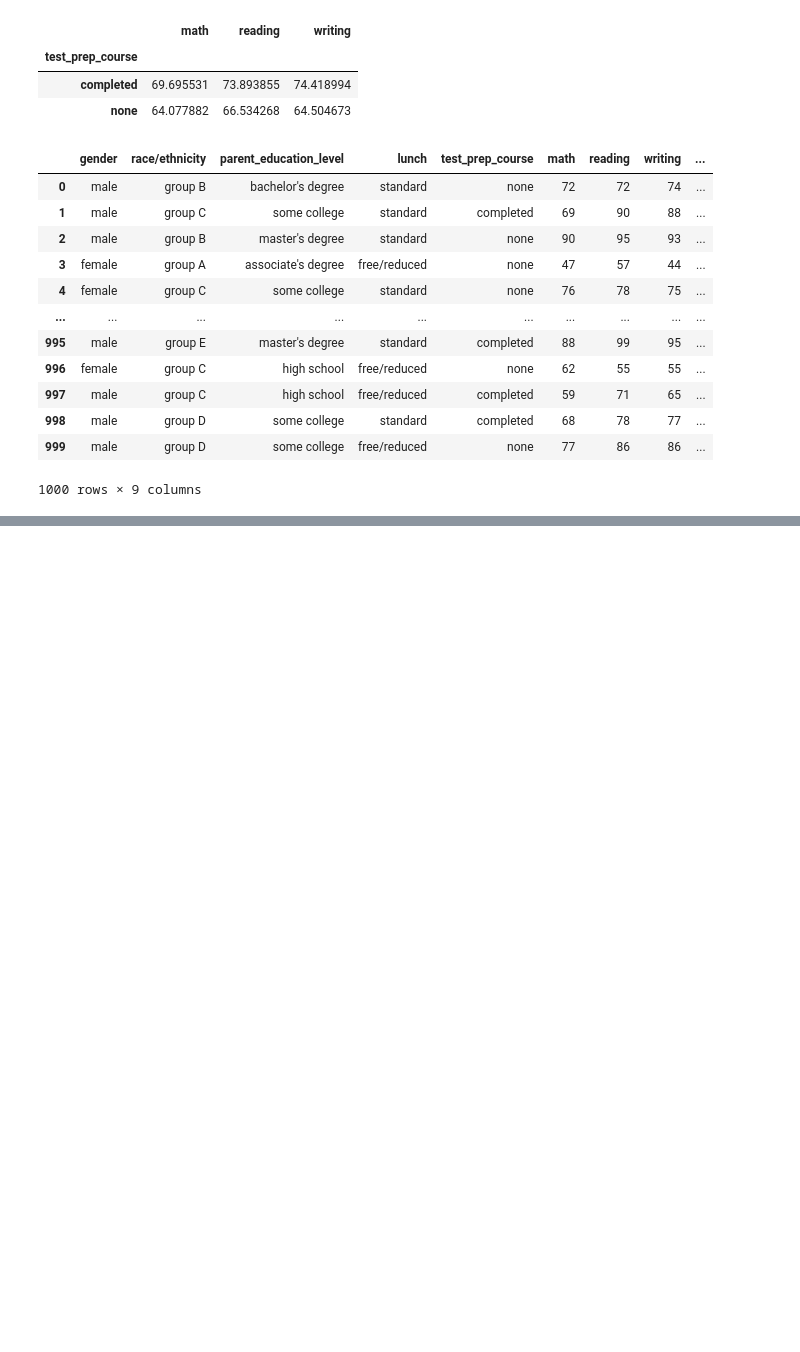
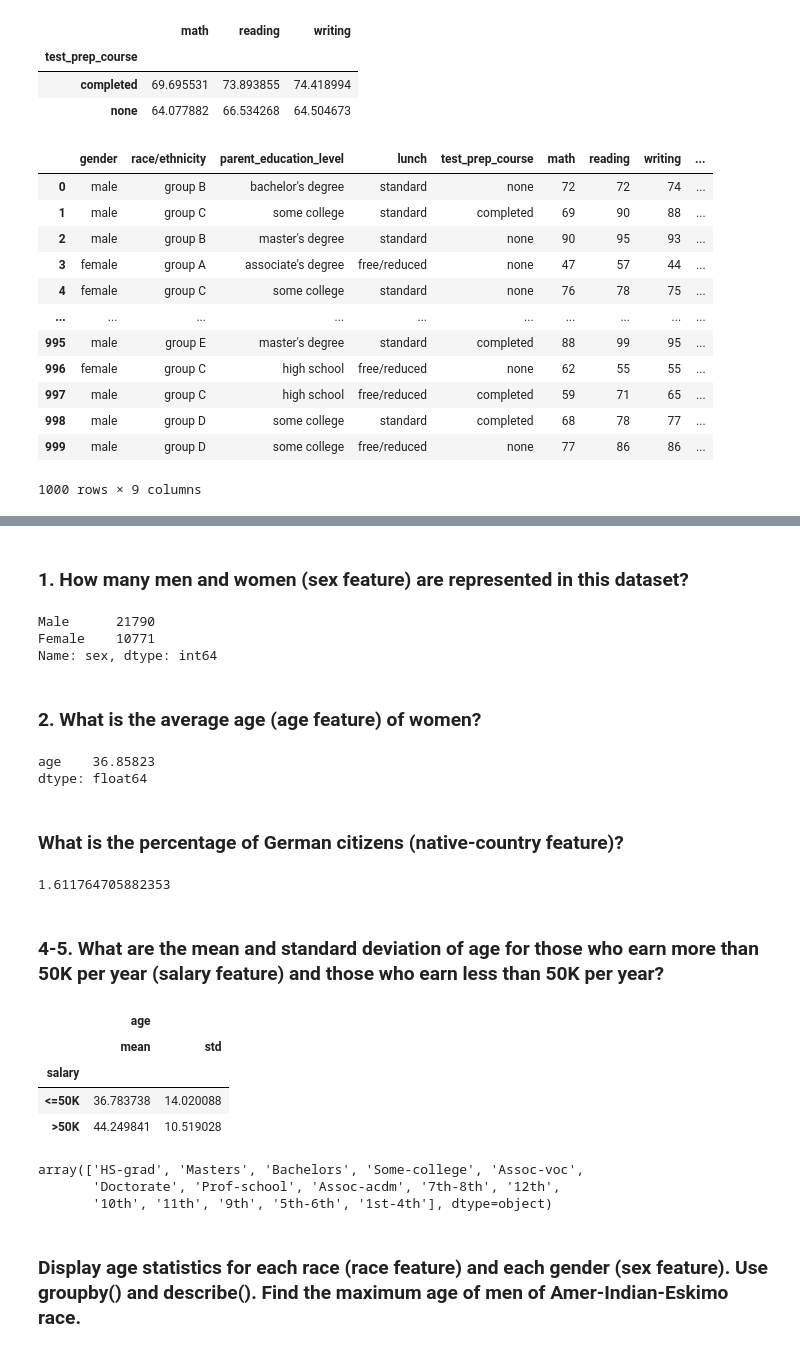
Before and after one commit to fatimaujunwa/Seaborn, a Jupyter notebook: Exploratory Data Analysis.ipynb, the cells around one changed output, grey strips where cells are left out. Drawn from its saved outputs; the diff is of its cells as text; code cells hidden in the pictures; blank space fills up the shorter version.

```diff
--- a/Exploratory Data Analysis.ipynb
+++ b/Exploratory Data Analysis.ipynb
@@ -247,0 +302,42 @@ data
+# %% [markdown]
+### 1. How many men and women (sex feature) are represented in this dataset?
+# %%
+adult_data['sex'].value_counts()
+# there are more men than women in the data set
+# %% [output]
+Male      21790
+Female    10771
+Name: sex, dtype: int64
+# %% [markdown]
+### 2. What is the average age (age feature) of women?
+# %%
+adult_data.loc[adult_data['sex']=='Female'][['age']].mean()
+#basically saying show all columns where there there is just femle in sex then their ages
+# %% [output]
+age    36.85823
+dtype: float64
+# %% [markdown]
+### What is the percentage of German citizens (native-country feature)?
+# %%
+float((adult_data['native-country']=="Germany").sum())/data.shape[0]
+# %% [output]
+1.611764705882353
+# %% [markdown]
+### 4-5. What are the mean and standard deviation of age for those who earn more than 50K per year (salary feature) and those who earn less than 50K per year?
+# %%
+adult_data.groupby(adult_data['salary'])[['age']].agg([np.mean,np.std])
+# %% [output]
+|  | age |  |
+|  | mean | std |
+| salary |  |  |
+| <=50K | 36.783738 | 14.020088 |
+| >50K | 44.249841 | 10.519028 |
+# %%
+# pd.crosstab(adult_data['salary'],adult_data['education'])
+adult_data.loc[adult_data['salary']=='>50K','education'].unique()
+# %% [output]
+array(['HS-grad', 'Masters', 'Bachelors', 'Some-college', 'Assoc-voc',
+       'Doctorate', 'Prof-school', 'Assoc-acdm', '7th-8th', '12th',
+       '10th', '11th', '9th', '5th-6th', '1st-4th'], dtype=object)
+# %% [markdown]
+### Display age statistics for each race (race feature) and each gender (sex feature). Use groupby() and describe(). Find the maximum age of men of Amer-Indian-Eskimo race.
```
Also changed, not shown: parts of 13 cells of this notebook, 1 other file.
